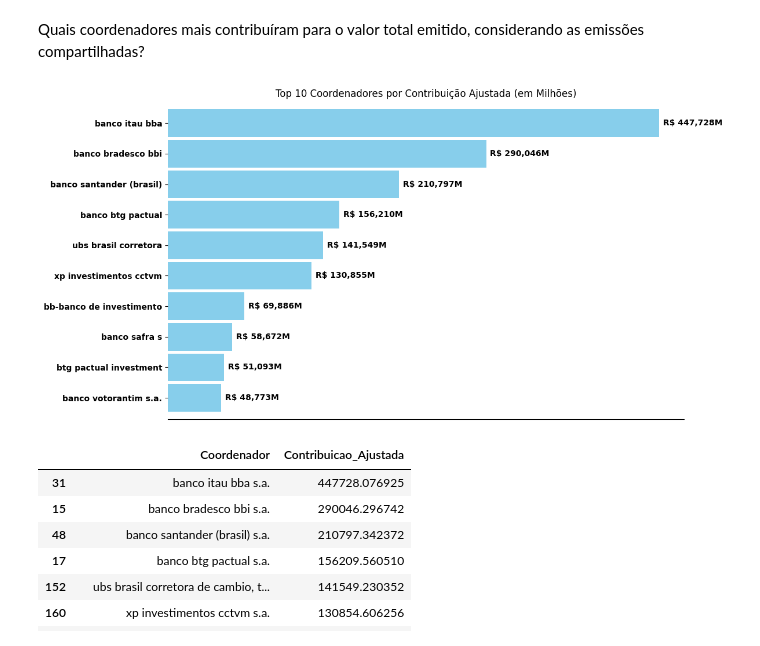
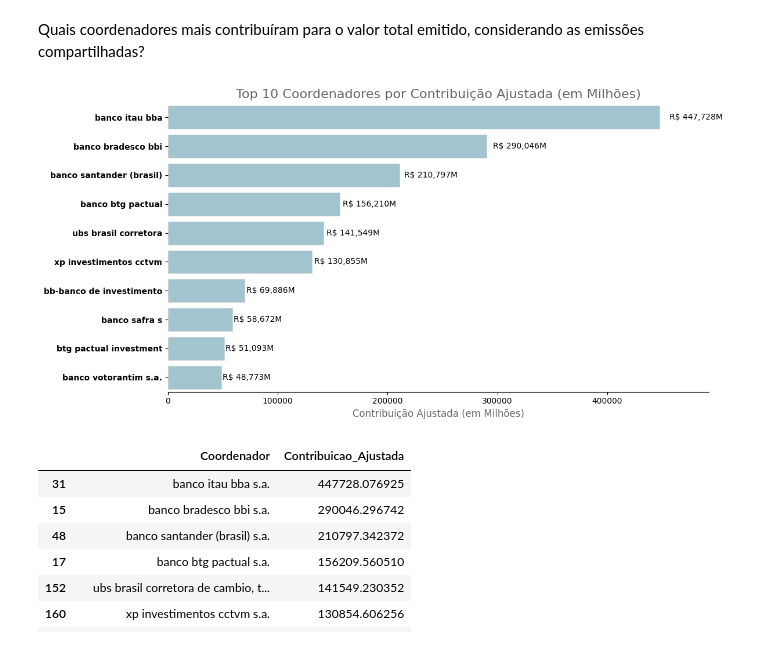
Before and after one commit to XJoohnX/Ofertas-publicas-coordenadores, a Jupyter notebook: ofertas-publicas-coordenadores_analises/PROJETOTVMoficial.ipynb, the cells around one changed output. Saved outputs shown, nothing was run; the diff lists cells and outputs as text; code cells hidden in the pictures.

```diff
--- a/ofertas-publicas-coordenadores_analises/PROJETOTVMoficial.ipynb
+++ b/ofertas-publicas-coordenadores_analises/PROJETOTVMoficial.ipynb
@@ -209,43 +245,56 @@ Quais coordenadores mais contribuíram para o valor total emitido, considerando
 # %%
 # Calcular a contribuição ajustada dividindo o valor total emitido pelo número de coordenadores para cada oferta
 df['Contribuicao_Ajustada'] = df['Valor total emitido'] / df['Número de coordenadores']
 
 # Somar a contribuição ajustada para cada coordenador e dividir o valor por 1 milhão
 contribuicao_por_coordenador = df.groupby('Coordenador')['Contribuicao_Ajustada'].sum().reset_index()
 contribuicao_por_coordenador['Contribuicao_Ajustada'] /= 1_000_000  # Dividir por 1 milhão para exibir em milhões
 
 # Ordenar e selecionar o top 10 coordenadores por contribuição ajustada
-top_10_coordenadores = contribuicao_por_coordenador.sort_values(by='Contribuicao_Ajustada', ascending=True).tail(10)
+top_10_coordenadores = contribuicao_por_coordenador.sort_values(by='Contribuicao_Ajustada', ascending=False).head(10)
 
 # Criar o gráfico de barras horizontais
 plt.figure(figsize=(12, 6))
-ax = top_10_coordenadores.set_index('Coordenador')['Contribuicao_Ajustada'].plot(kind='barh', color='skyblue', width=0.9)
+ax = sns.barplot(
+    y=top_10_coordenadores['Coordenador'],
+    x=top_10_coordenadores['Contribuicao_Ajustada'],
+    palette=['#58a3bc'],
+    edgecolor='#d3d3d3',
+    linewidth=0.8,
+    alpha=0.6
+)
+
+# Ajuste dos limites do eixo X
+plt.xlim(0, top_10_coordenadores['Contribuicao_Ajustada'].max() * 1.1)
+
+# Adicionando os valores ao lado das barras
+for i, value in enumerate(top_10_coordenadores['Contribuicao_Ajustada']):
+    plt.annotate(
+        f'R$ {value:,.0f}M',  # Valor formatado
+        xy=(value, i),  # Coordenadas no final da barra
+        xytext=(value * 1.02, i),  # Ajuste para afastar ligeiramente
+        textcoords='data',
+        color='black',
+        va='center',
+        fontsize=10
+    )
 
 # Remover a linha da esquerda e a régua de valores do eixo y
 sns.despine(left=True)
 
-# Remover o label do eixo x
-ax.xaxis.set_visible(False)
-
-# Adicionar valores ao lado de cada barra em negrito
-for p in ax.patches:
-    ax.annotate(f"R$ {p.get_width():,.0f}M", (p.get_width(), p.get_y() + p.get_height() / 2.),
-                ha='left', va='center', xytext=(5, 0), textcoords='offset points', fontweight='bold')
-
 # Ajustar o eixo y para mostrar apenas as primeiras três palavras de cada coordenador
 ax.set_yticklabels([' '.join(str(x).split()[:3]) for x in top_10_coordenadores['Coordenador']],
-                   fontweight='bold')
+                   fontweight='bold', fontsize=10)
 
-# Remover o label "Coordenadores" do eixo y
+# Configurar título e rótulos
+plt.title('Top 10 Coordenadores por Contribuição Ajustada (em Milhões)', fontsize=16, color='#666666')
+plt.xlabel('Contribuição Ajustada (em Milhões)', fontsize=12, color='#666666')
 ax.set_ylabel('')
-
-# Configurar título
-plt.title('Top 10 Coordenadores por Contribuição Ajustada (em Milhões)')
 
 plt.tight_layout()
 plt.show()
 # %% [output]
-[figure, old version]
+[figure, new version]
 # %%
 top_10_coordenadores.sort_values(by='Contribuicao_Ajustada', ascending=False)
 # %% [output]
```
Also changed, not shown: parts of 18 cells of this notebook, 1 other file.
